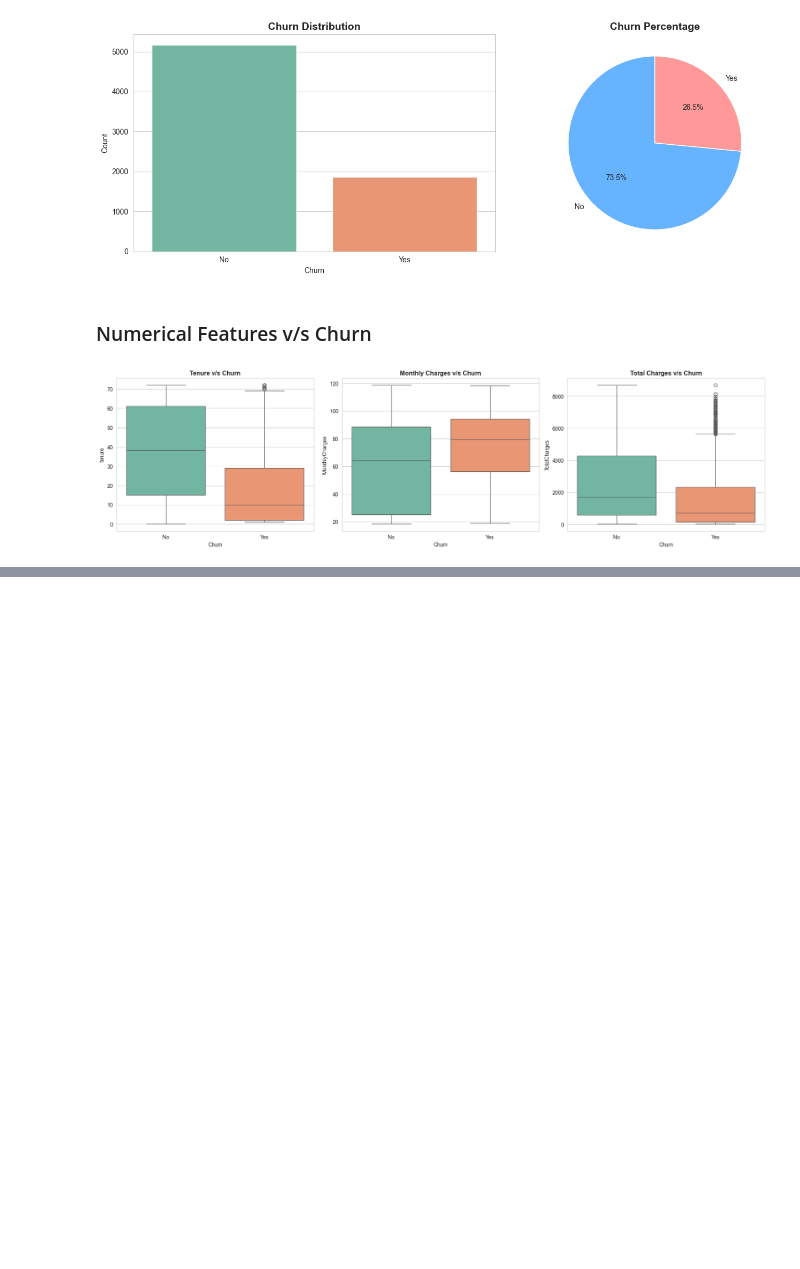
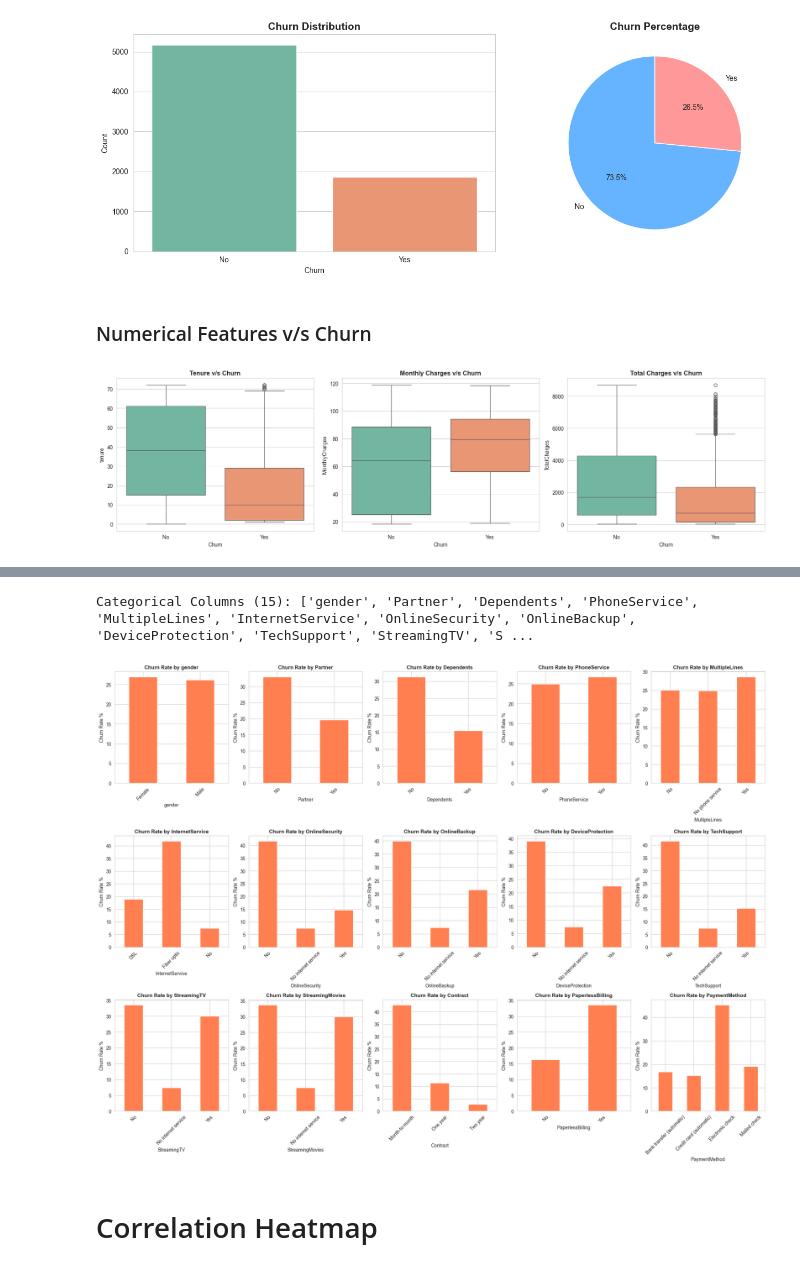
Before and after one commit to misrapk/churn-prediction-ml, a Jupyter notebook: notebooks/01_eda.ipynb, the cells around one changed output, grey strips where cells are left out. Cells and saved outputs as stored; diff of their text form; code cells hidden in the pictures; blank space fills up the shorter version.

```diff
--- a/notebooks/01_eda.ipynb
+++ b/notebooks/01_eda.ipynb
@@ -160,0 +163,3 @@ plt.show()
+# %%
+categorical_cols = df.select_dtypes(include=['object']).columns.tolist()
+categorical_cols
@@ -160,0 +184,4 @@ plt.show()
+# %%
+categorical_cols.remove("customerID")
+categorical_cols.remove("Churn")
+categorical_cols
@@ -160,0 +204,24 @@ plt.show()
+# %%
+print(f"Categorical Columns ({len(categorical_cols)}): {categorical_cols}")
+# %% [output]
+Categorical Columns (15): ['gender', 'Partner', 'Dependents', 'PhoneService', 'MultipleLines', 'InternetService', 'OnlineSecurity', 'OnlineBackup', 'DeviceProtection', 'TechSupport', 'StreamingTV', 'S ...
+# %%
+fig, ax = plt.subplots(3,5, figsize=(20,15))
+
+ax = ax.flatten()
+
+for idx, col in enumerate(categorical_cols):
+    churn_rate=df.groupby(col)['Churn'].apply(lambda x:(x=='Yes').sum()/len(x)*100)
+    churn_rate.plot(kind='bar', ax=ax[idx], color='coral')
+    ax[idx].set_title(f'Churn Rate by {col}', fontsize=11, fontweight='bold')
+    ax[idx].set_ylabel('Churn Rate %')
+    ax[idx].set_xlabel(col)
+    ax[idx].tick_params(axis='x', rotation=45)
+
+plt.tight_layout()
+plt.savefig('../reports/categorical_analysis.png', dpi=300, bbox_inches='tight')
+plt.show()
+# %% [output]
+[figure, added]
+# %% [markdown]
+# Correlation Heatmap
```
Also changed, not shown: parts of 9 cells of this notebook, 2 other files.
